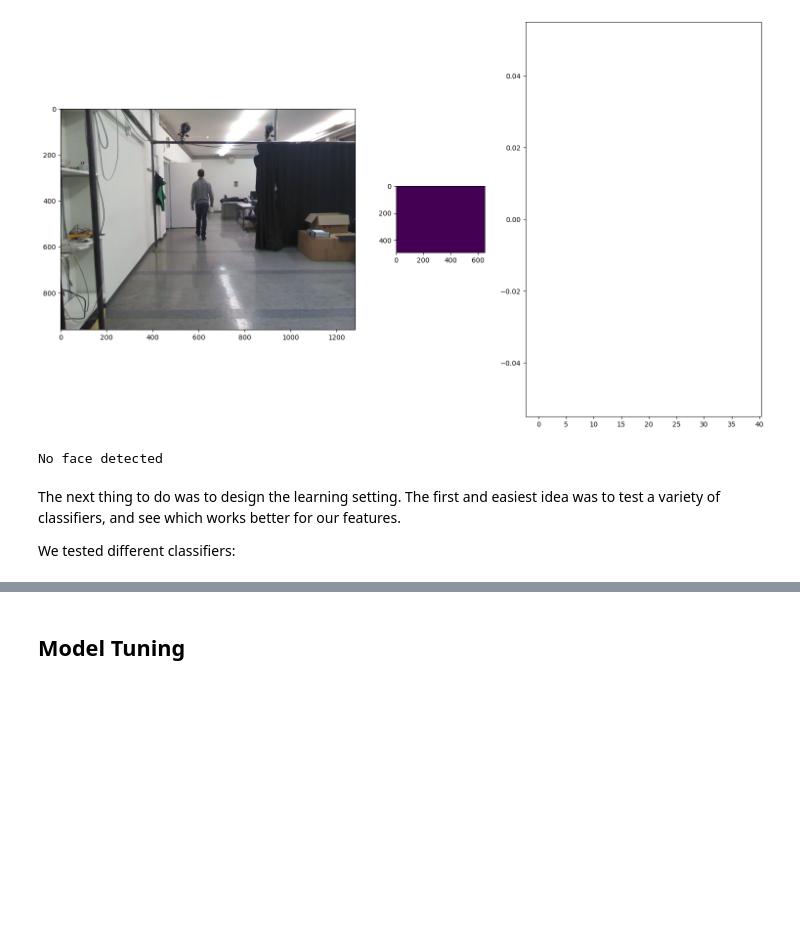
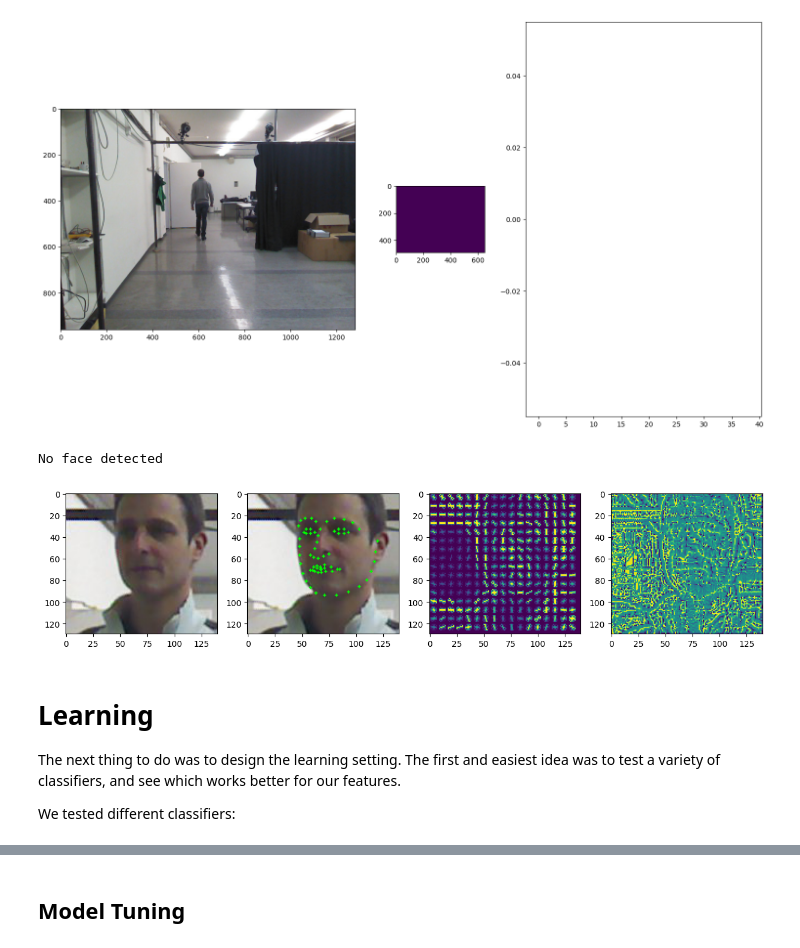
Before and after one commit to Andreus00/FDS, a Jupyter notebook: src/notebook.ipynb, the cells around one changed output, grey strips where cells are left out. Cells and saved outputs as stored; diff of their text form; code cells hidden in the pictures; blank space fills up the shorter version.

```diff
--- a/src/notebook.ipynb
+++ b/src/notebook.ipynb
@@ -42,6 +47,8 @@ No face detected
 [figure]
 No face detected
 # %%
+# Dataset required
+
 import cv2
 import random
 import matplotlib.pyplot as plt
@@ -112,39 +119,43 @@ def extract_lbp_features(img):
 
     # Load the input image and convert it to grayscale
     gray = cv2.cvtColor(img, cv2.COLOR_BGR2GRAY)
     clahe = cv2.createCLAHE(clipLimit=3.0, tileGridSize=(8,8))
     gray = clahe.apply(gray)
     # Apply local binary pattern to the grayscale image
     radius = 1
     no_points = 30 * radius
     lbp = local_binary_pattern(gray, no_points, radius, method='uniform')
 
     return lbp
 
 
-
+orig = face.copy()
 ld = extract_landmark_features(face)
-hog = extract_hog_features(face)
-lbp = extract_lbp_features(face)
+hog = extract_hog_features(orig)
+lbp = extract_lbp_features(orig)
 # haar = extract_haar_features(face)
 
 
 while(ld is None):
     sample = d.dataset[40][random.randint(0, len(d.dataset[40]))]
     frame = d.read_image(sample[0])
     face = d.crop_face(frame,d.read_2d_skeleton(sample[3]))[0]
     orig = face.copy()
     ld = extract_landmark_features(face)
-    hog = extract_hog_features(face)
-    lbp = extract_lbp_features(face)
+    hog = extract_hog_features(orig)
+    lbp = extract_lbp_features(orig)
 fig, ax = plt.subplots(1, 4,figsize=(15,15))
 ax[0].imshow(orig)
 ax[1].imshow(face)
 ax[2].imshow(hog)
 ax[3].imshow(lbp)
 #plot the lbp
 plt.show()
+# %% [output]
+[figure, added]
 # %% [markdown]
+# Learning
+
 The next thing to do was to design the learning setting. The first and easiest idea was to test a variety of classifiers, and see which works better for our features.
 
 We tested different classifiers:
```
Also changed, not shown: parts of 7 cells of this notebook, 2 other files.
